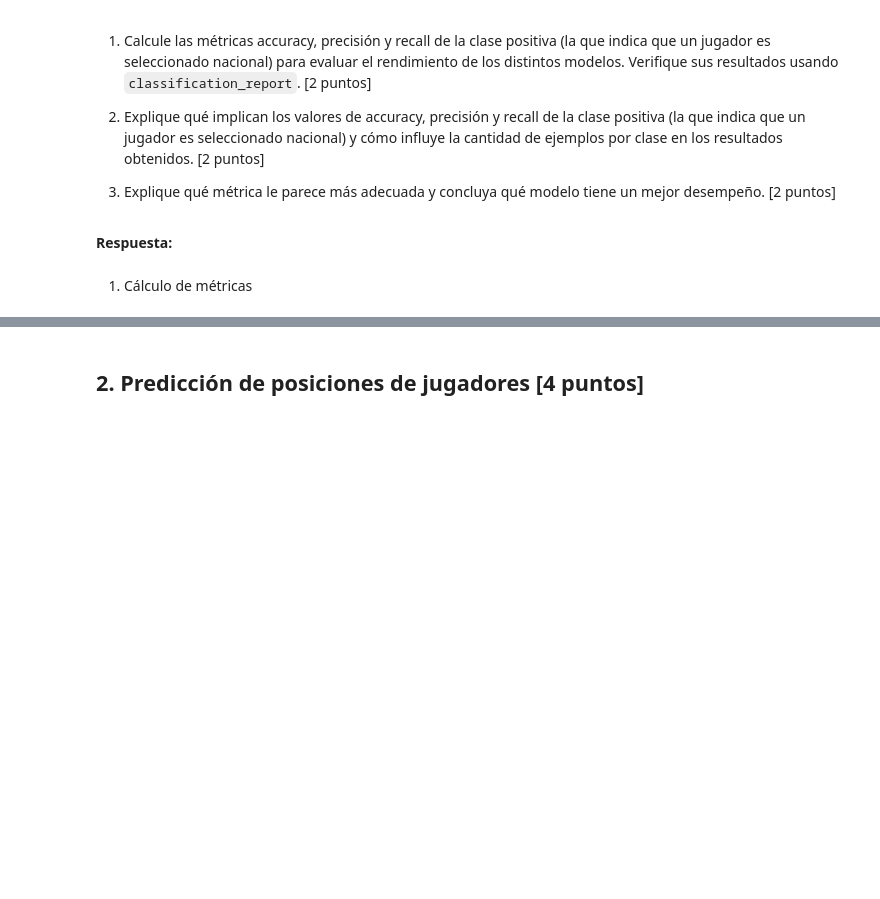
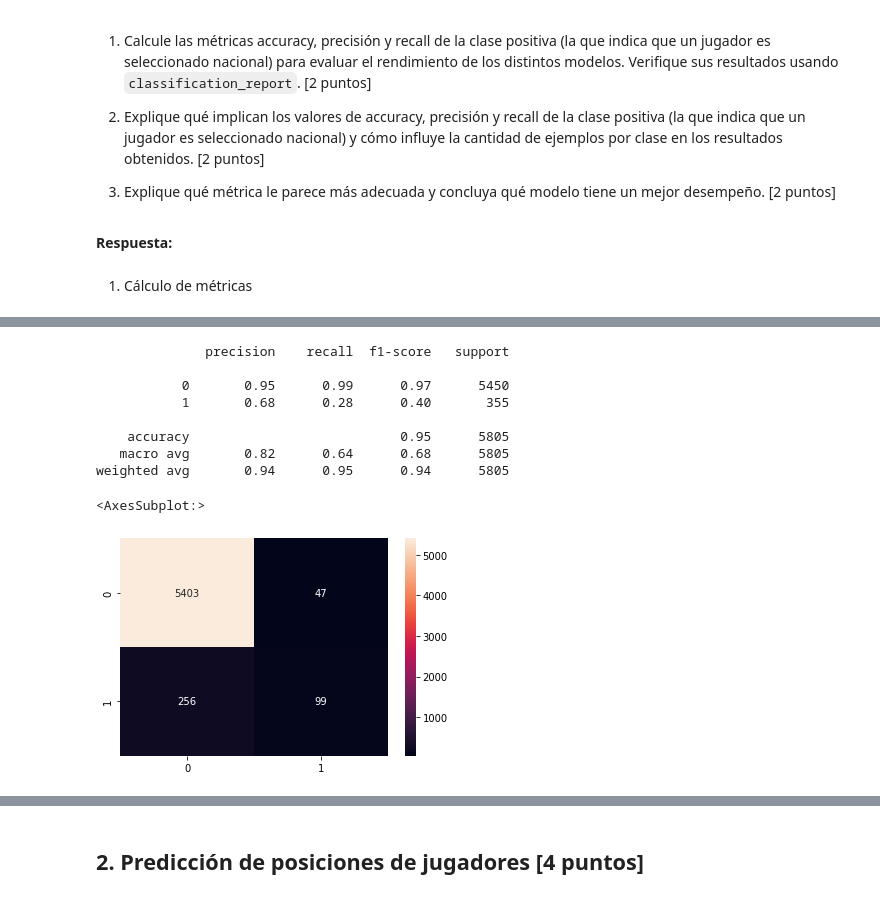
Before and after one commit to ElLuquitas/MDS7202-labs, a Jupyter notebook: lab7/Lab_7_enunciado.ipynb, the cells around one changed output, grey strips where cells are left out. Saved outputs shown, nothing was run; the diff lists cells and outputs as text; code cells hidden in the pictures; blank space fills up the shorter version.

```diff
--- a/lab7/Lab_7_enunciado.ipynb
+++ b/lab7/Lab_7_enunciado.ipynb
@@ -364,0 +417,18 @@ ValueError: Found unknown categories ['Eritrea', 'Barbados', 'Aruba', 'Lesotho',
+# %%
+# Revisión de desempeño de LightGBM
+y_pred_lightgbm = pipeline_lightgbm.predict(X_test)
+print(classification_report(y_test, y_pred_lightgbm))
+
+# Matriz de confusión de LightGBM
+sns.heatmap(confusion_matrix(y_test, y_pred_lightgbm), annot=True, fmt='d')
+# %% [output]
+              precision    recall  f1-score   support
+
+           0       0.95      0.99      0.97      5450
+           1       0.68      0.28      0.40       355
+
+    accuracy                           0.95      5805
+   macro avg       0.82      0.64      0.68      5805
+weighted avg       0.94      0.95      0.94      5805
+<AxesSubplot:>
+[figure, added]
```
Also changed, not shown: parts of 24 cells of this notebook.
